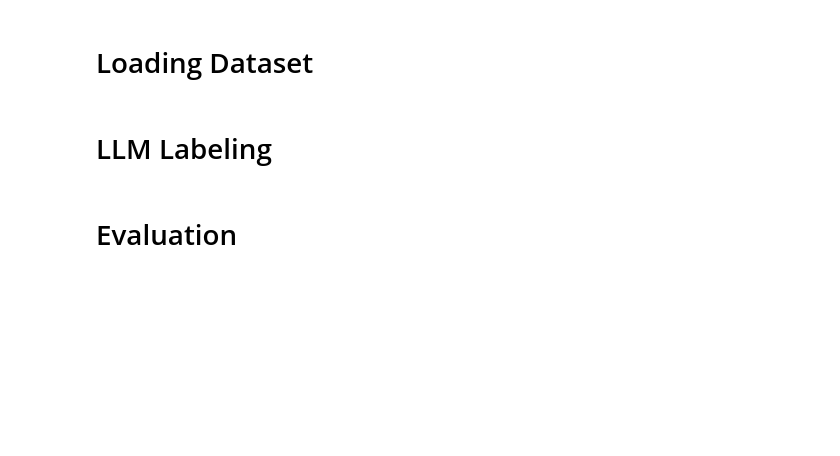
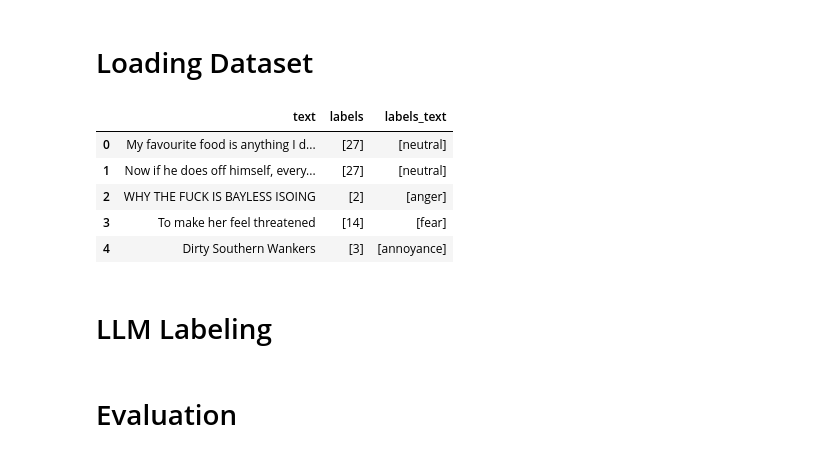
Before and after one commit to AminMohamed-3/LEGO, a Jupyter notebook: Dataset/cleaning.ipynb, the cells around one changed output. Saved outputs shown, nothing was run; the diff lists cells and outputs as text; code cells hidden in the pictures; blank space fills up the shorter version.

```diff
--- a/Dataset/cleaning.ipynb
+++ b/Dataset/cleaning.ipynb
@@ -34 +25,16 @@ df_train["ds_emotions"] = df_train[emotions].progress_apply(
+# %%
+dataset = load_dataset("go_emotions", "simplified")
+dataset.set_format(type="pandas")
+df_train = dataset["train"][:]
+df_train = df_train.drop(columns=["id"])
+
+int2label = lambda x: dataset["train"].features["labels"].feature.int2str(x)
+df_train["labels_text"] = df_train["labels"].apply(int2label)
+# %% [output]
+|  | text | labels | labels_text |
+| 0 | My favourite food is anything I d... | [27] | [neutral] |
+| 1 | Now if he does off himself, every... | [27] | [neutral] |
+| 2 | WHY THE FUCK IS BAYLESS ISOING | [2] | [anger] |
+| 3 | To make her feel threatened | [14] | [fear] |
+| 4 | Dirty Southern Wankers | [3] | [annoyance] |
 # %%
```
Also changed, not shown: parts of 7 cells of this notebook, 2 other files.
